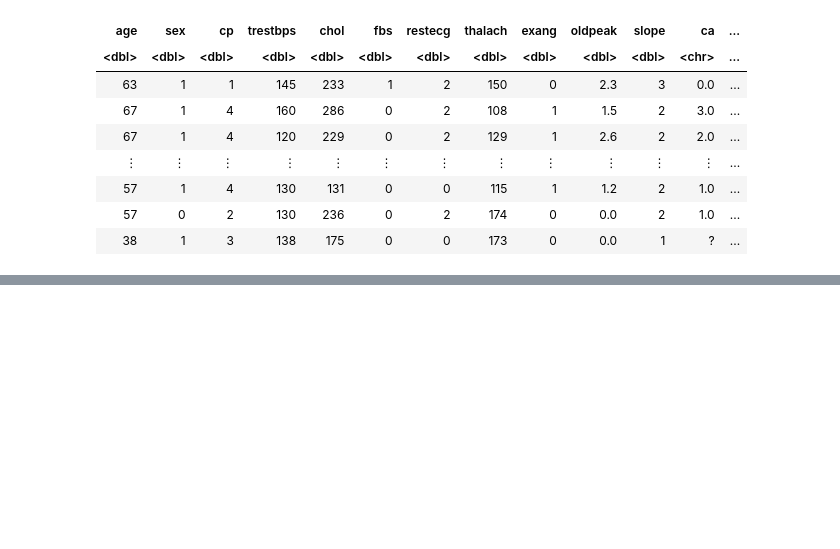
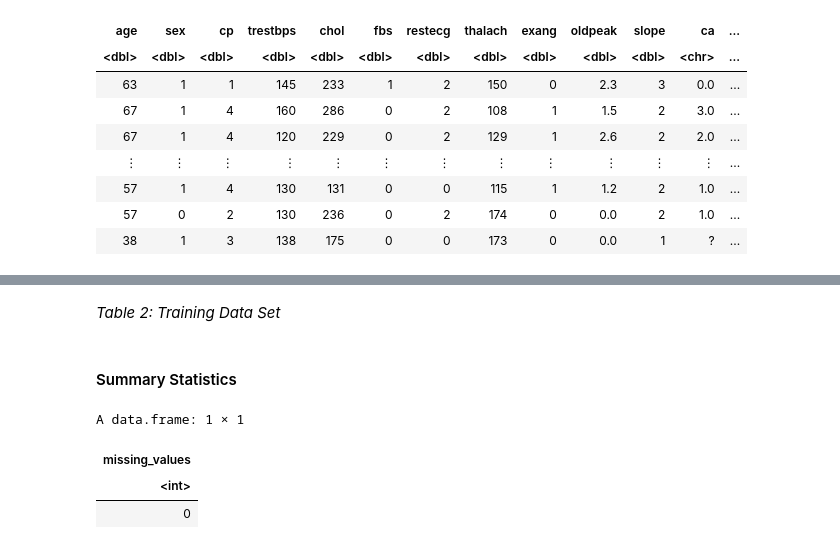
Before and after one commit to a-wang27/DSCI-100, a Jupyter notebook: project_proposal_2.ipynb, the cells around one changed output, grey strips where cells are left out. Drawn from its saved outputs; the diff is of its cells as text; code cells hidden in the pictures; blank space fills up the shorter version.

```diff
--- a/project_proposal_2.ipynb
+++ b/project_proposal_2.ipynb
@@ -58,0 +85,12 @@ A spec_tbl_df: 303 × 14
+# %% [markdown]
+*Table 2: Training Data Set*
+# %% [markdown]
+#### Summary Statistics
+# %%
+missing_values <- data.frame(missing_values = sum(is.na(heart_train)))
+missing_values
+# %% [output]
+A data.frame: 1 × 1
+| missing_values |
+| <int> |
+| 0 |
```
Also changed, not shown: parts of 10 cells of this notebook.
